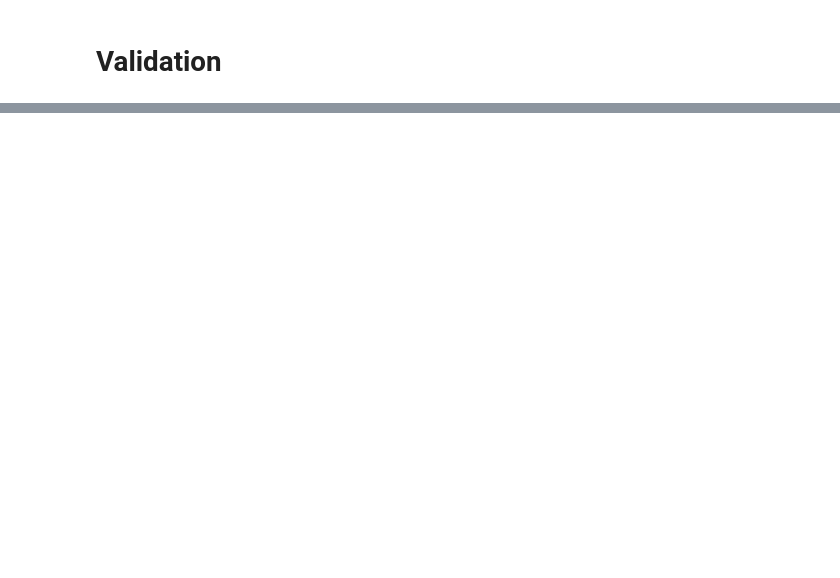
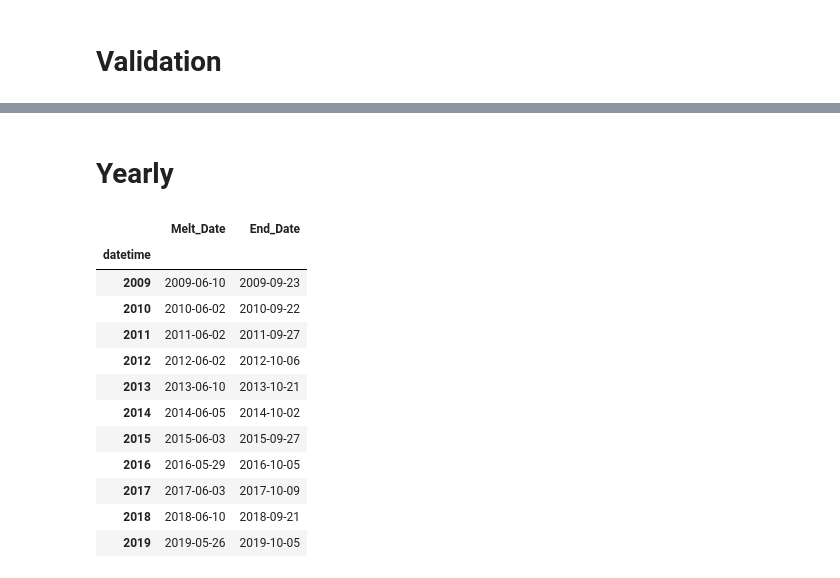
Before and after one commit to June-Skeeter/FishIsland_Flux_Analysis, a Jupyter notebook: FluxProcessing/LongtermFluxAnalysis.ipynb, the cells around one changed output, grey strips where cells are left out. Cells and saved outputs as stored; diff of their text form; code cells hidden in the pictures; blank space fills up the shorter version.

```diff
--- a/FluxProcessing/LongtermFluxAnalysis.ipynb
+++ b/FluxProcessing/LongtermFluxAnalysis.ipynb
@@ -5,6 +7,7 @@ import matplotlib.pyplot as plt
 %matplotlib notebook
 # %%
-Dpath = 'C:\\Users\\User\\Google Drive\\FishIsland_Outputs/Upscaled_Estimates.csv'
+G_Drive = 'C:\\Users\\User\\Google Drive\\'
+Dpath = G_Drive+'FishIsland_Outputs/Upscaled_Estimates.csv'
 
 Data = pd.read_csv(Dpath,index_col=['datetime'],parse_dates=['datetime'])
 Data = Data.drop(columns=['datetime.1'])
@@ -24,10 +27,10 @@ Data.head()
 X = 'fch4'
 y = 'NME_est_FP'
 
-X = 'fco2'
-y = 'NEE_est'
+# X = 'fco2'
+# y = 'NEE_est'
 
-DNA=(T30[[X,y]].dropna())
+DNA=(Data[[X,y]].dropna())
 print('r2',(metrics.r2_score(DNA[X],DNA[y])*100).round(2))
 print('RMSE',(metrics.mean_squared_error(DNA[X],DNA[y])**.5).round(2))
 print('MAE',(metrics.mean_absolute_error(DNA[X],DNA[y])).round(2))
@@ -36,5 +39,5 @@ X2 = sm.add_constant(DNA[X])
 est = sm.OLS(DNA[y], X2)
 est2 = est.fit()
 print(est2.summary())
-with open('G:\\My Drive\\PhD_Thesis\\Chapter3_Figs/'+X[0]+'_v_'+y+'_summary.txt', 'w') as fh:
+with open(G_Drive+'PhD_Thesis\\Chapter3_Figs/'+X[0]+'_v_'+y+'_summary.txt', 'w') as fh:
     fh.write(est2.summary().as_text())
@@ -40,0 +62,54 @@ with open('G:\\My Drive\\PhD_Thesis\\Chapter3_Figs/'+X[0]+'_v_'+y+'_summary.txt'
+# %% [markdown]
+# Yearly
+# %%
+Yearly = Data.resample('Y').mean()[['Air_Temp']]
+Yearly[['Peak_NDVI','Peak_Thaw_Depth']] = Data.resample('Y').max()[['NDVI_FI_LCP','Active_Layer_1']]
+for index,row in Yearly.iterrows():
+    y =index.year
+    Yearly.loc[Yearly.index==index,'Peak_GS_Date']=Data.loc[((Data.index.year==y)&
+        (Data['NDVI_FI_LCP']==row['Peak_NDVI']))].index.date[0]
+
+Data['Full_Season']=np.nan
+Data.loc[Data['Active_Layer_1'].isnull()==False,'Full_Season']=1
+
+Data['Thaw_Season']=np.nan
+Data.loc[((Data['Full_Season']==1)&(Data['NDVI_FI_LCP']<0.25)),'Thaw_Season']=1
+
+Data['Early_Growing_Season']=np.nan
+Data['Peak_Growing_Season']=np.nan
+Data['Senescent_Season']=np.nan
+
+for index,row in Yearly.iterrows():
+    y = index.year
+    Data.loc[((Data.index.year==y)&(Data['NDVI_FI_LCP']/row['Peak_NDVI']<0.9)&(Data['NDVI_FI_LCP']>=0.25)&
+              (Data.index.date<row['Peak_GS_Date'])&(Data['Full_Season']==1)),'Early_Growing_Season']=1
+
+    Data.loc[((Data.index.year==y)&(Data['NDVI_FI_LCP']/row['Peak_NDVI']>=0.9)&
+              (Data['Full_Season']==1)),'Peak_Growing_Season']=1
+
+    Data.loc[((Data.index.year==y)&(Data['NDVI_FI_LCP']/row['Peak_NDVI']<0.9)&
+              (Data.index.date>row['Peak_GS_Date'])&(Data['Full_Season']==1)),'Senescent_Season']=1
+
+Data['Date'] = Data.index.date
+# Data['Melt_Start'] = Data.index.date
+Yearly['Melt_Date'] = Data.loc[Data['Full_Season']==1].resample('Y').min()['Date']
+Yearly['GS_Date'] = Data.loc[Data['NDVI_FI_LCP']>=0.25].resample('Y').min()['Date']
+Yearly['Senescent_Date'] = Data.loc[Data['Senescent_Season']==1].resample('Y').min()['Date']
+Yearly['End_Date'] = Data.loc[Data['Full_Season']==1].resample('Y').max()['Date']
+
+Yearly.round(2)
+Yearly.set_index(Yearly.index.year)[['Melt_Date','End_Date']]
+# %% [output]
+|  | Melt_Date | End_Date |
+| datetime |  |  |
+| 2009 | 2009-06-10 | 2009-09-23 |
+| 2010 | 2010-06-02 | 2010-09-22 |
+| 2011 | 2011-06-02 | 2011-09-27 |
+| 2012 | 2012-06-02 | 2012-10-06 |
+| 2013 | 2013-06-10 | 2013-10-21 |
+| 2014 | 2014-06-05 | 2014-10-02 |
+| 2015 | 2015-06-03 | 2015-09-27 |
+| 2016 | 2016-05-29 | 2016-10-05 |
+| 2017 | 2017-06-03 | 2017-10-09 |
+| 2018 | 2018-06-10 | 2018-09-21 |
+| 2019 | 2019-05-26 | 2019-10-05 |
```
Also changed, not shown: parts of 6 cells of this notebook, 2 other files.
